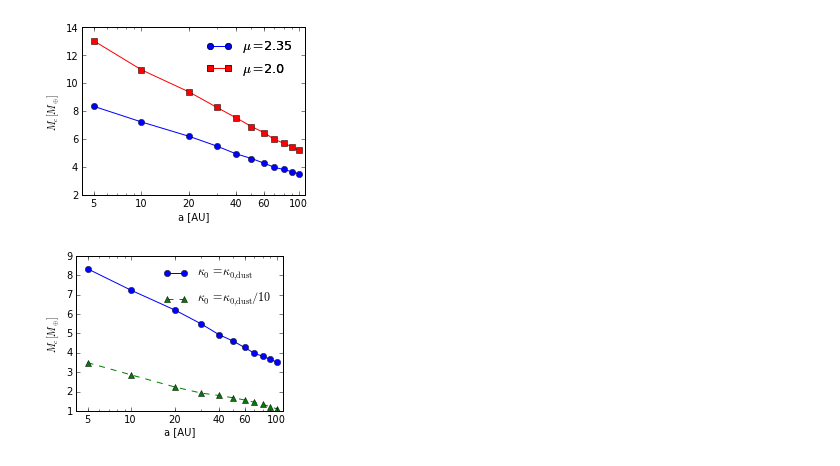
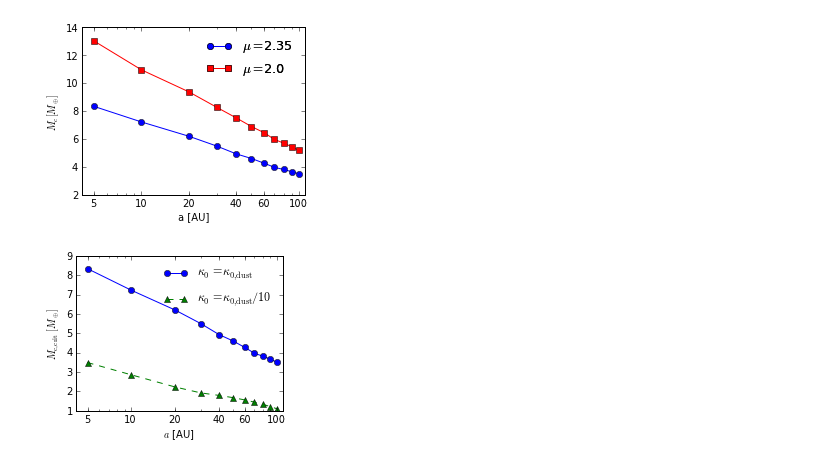
Before and after one commit to apiso/core_accretion, a Jupyter notebook: python/RadSGPoly/cooling_fixed_disklife.ipynb, the cells around one changed output. Saved outputs shown, nothing was run; the diff lists cells and outputs as text; code cells hidden in the pictures.

```diff
--- a/python/RadSGPoly/cooling_fixed_disklife.ipynb
+++ b/python/RadSGPoly/cooling_fixed_disklife.ipynb
@@ -448,21 +449,21 @@ Mcrit03_k10 = crit03_k10[1]
 # %%
 fig = plt.figure(figsize = (3.7, 3.7 * 0.75))
 ax = fig.add_subplot(1,1,1)
 
-savefig = 0
+savefig = 1
 
 p1, = ax.semilogx(au03, Mcrit03, '-o', label = r'$\kappa_0=\kappa_{0, \rm{dust}}$')
 p2, = ax.semilogx(au03, Mcrit03_k10, '--^g', label = r'$\kappa_0=\kappa_{0, \rm{dust}}/10$')
-ax.set_xlabel('a [AU]')
-ax.set_ylabel(r'$M_c [M_{\oplus}]$ ')
+ax.set_xlabel('$a$ [AU]')
+ax.set_ylabel(r'$M_{\rm c,crit}$ $[M_{\oplus}]$ ')
 ax.set_xticks((5, 10, 20, 40, 60, 100))
 ax.set_xticklabels(("5", "10", "20", "40", "60", "100"))
 ax.set_xlim(4.2, 110)
 #ax.set_title(r'$\mu=2.35$')
 ax.legend( frameon = False)
 #plt.tight_layout()
 if savefig == 1:
     plt.savefig(userpath + \
                 '/figs/ModelAtmospheres/RadSelfGravPoly/PaperFigs/Mcrit_vs_a_3Myrs_opacity.pdf')
 # %% [output]
-[figure, old version]
+[figure, new version]
```
Also changed, not shown: parts of 3 cells of this notebook, 14 other files.
